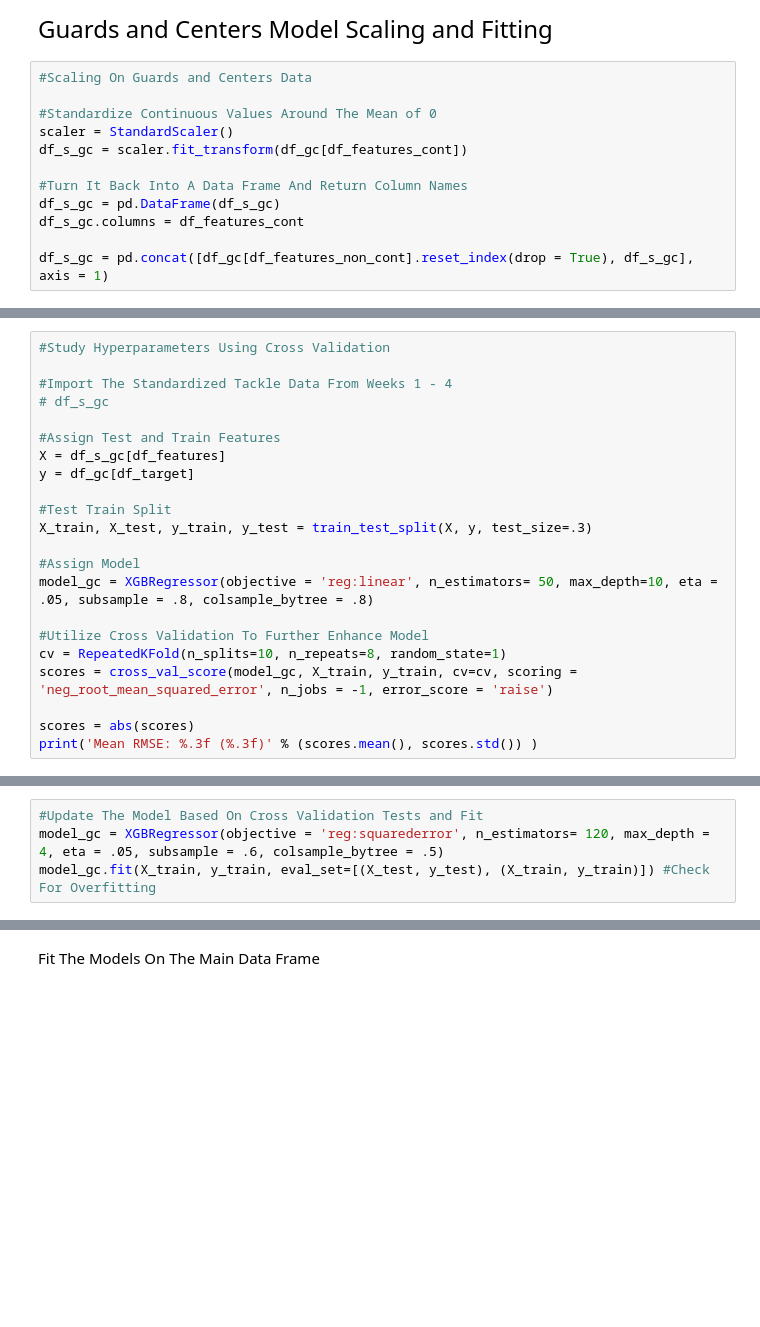
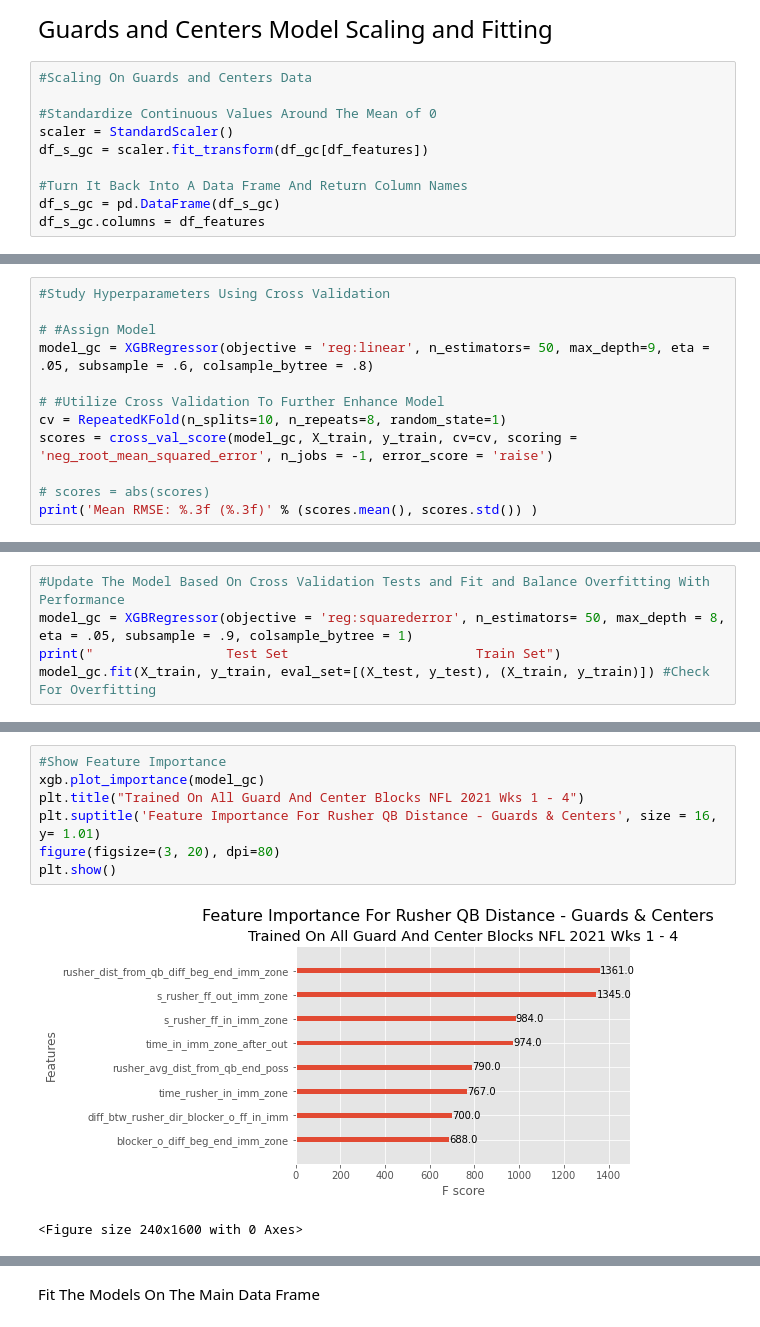
Before and after one commit to peterlmajors/FSAS_BigDataBowl_2023, a Jupyter notebook: Model_Creation.ipynb, the cells around one changed output, grey strips where cells are left out. Drawn from its saved outputs; the diff is of its cells as text; blank space fills up the shorter version.

```diff
--- a/Model_Creation.ipynb
+++ b/Model_Creation.ipynb
@@ -311,10 +198,8 @@ plt.show()
 
 #Standardize Continuous Values Around The Mean of 0
 scaler = StandardScaler()
-df_s_gc = scaler.fit_transform(df_gc[df_features_cont])
+df_s_gc = scaler.fit_transform(df_gc[df_features])
 
 #Turn It Back Into A Data Frame And Return Column Names
 df_s_gc = pd.DataFrame(df_s_gc)
-df_s_gc.columns = df_features_cont
-
-df_s_gc = pd.concat([df_gc[df_features_non_cont].reset_index(drop = True), df_s_gc], axis = 1)
+df_s_gc.columns = df_features
@@ -321,22 +237,12 @@ df_s_gc = pd.concat([df_gc[df_features_non_cont].reset_index(drop = True), df_s_
 # %%
 #Study Hyperparameters Using Cross Validation
 
-#Import The Standardized Tackle Data From Weeks 1 - 4
-# df_s_gc
+# #Assign Model
+model_gc = XGBRegressor(objective = 'reg:linear', n_estimators= 50, max_depth=9, eta = .05, subsample = .6, colsample_bytree = .8)
 
-#Assign Test and Train Features
-X = df_s_gc[df_features]
-y = df_gc[df_target]
-
-#Test Train Split
-X_train, X_test, y_train, y_test = train_test_split(X, y, test_size=.3)
-
-#Assign Model
-model_gc = XGBRegressor(objective = 'reg:linear', n_estimators= 50, max_depth=10, eta = .05, subsample = .8, colsample_bytree = .8)
-
-#Utilize Cross Validation To Further Enhance Model
+# #Utilize Cross Validation To Further Enhance Model
 cv = RepeatedKFold(n_splits=10, n_repeats=8, random_state=1)
 scores = cross_val_score(model_gc, X_train, y_train, cv=cv, scoring = 'neg_root_mean_squared_error', n_jobs = -1, error_score = 'raise')
 
-scores = abs(scores)
+# scores = abs(scores)
 print('Mean RMSE: %.3f (%.3f)' % (scores.mean(), scores.std()) )
@@ -343,4 +251,5 @@ print('Mean RMSE: %.3f (%.3f)' % (scores.mean(), scores.std()) )
 # %%
-#Update The Model Based On Cross Validation Tests and Fit
-model_gc = XGBRegressor(objective = 'reg:squarederror', n_estimators= 120, max_depth = 4, eta = .05, subsample = .6, colsample_bytree = .5)
+#Update The Model Based On Cross Validation Tests and Fit and Balance Overfitting With Performance
+model_gc = XGBRegressor(objective = 'reg:squarederror', n_estimators= 50, max_depth = 8, eta = .05, subsample = .9, colsample_bytree = 1)
+print("                 Test Set                        Train Set")
 model_gc.fit(X_train, y_train, eval_set=[(X_test, y_test), (X_train, y_train)]) #Check For Overfitting
@@ -361 +301,11 @@ plt.show()
+# %%
+#Show Feature Importance
+xgb.plot_importance(model_gc)
+plt.title("Trained On All Guard And Center Blocks NFL 2021 Wks 1 - 4")
+plt.suptitle('Feature Importance For Rusher QB Distance - Guards & Centers', size = 16, y= 1.01)
+figure(figsize=(3, 20), dpi=80)
+plt.show()
+# %% [output]
+[figure, added]
+<Figure size 240x1600 with 0 Axes>
 # %% [markdown]
```
Also changed, not shown: parts of 32 cells of this notebook, 3 other files.
